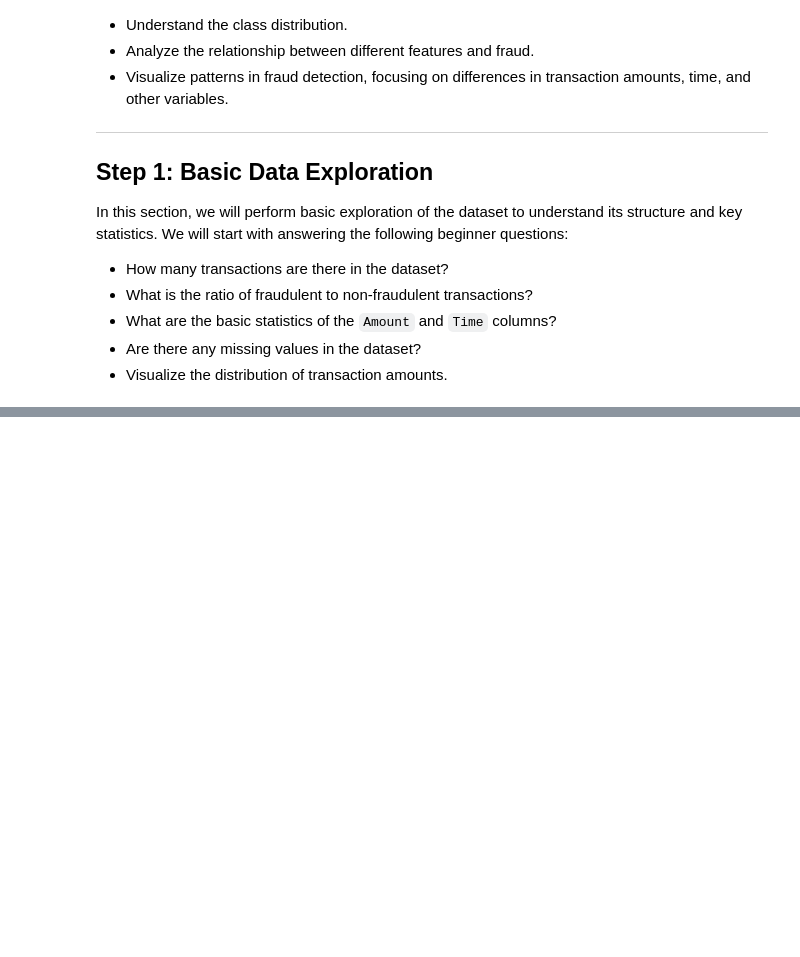
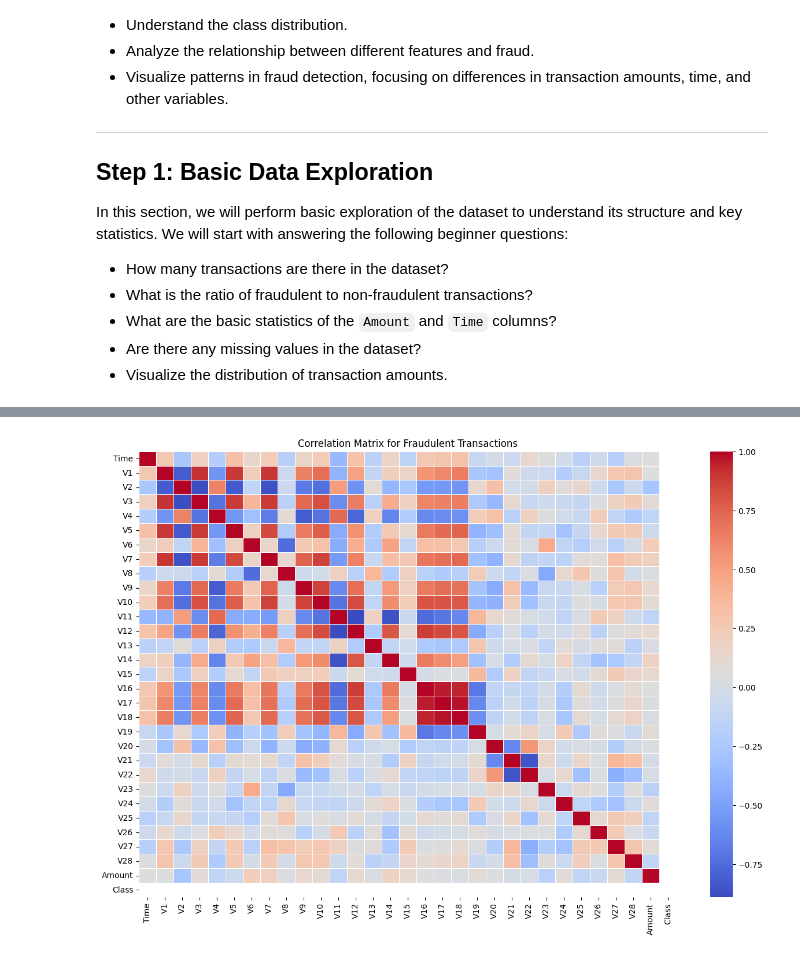
Before and after one commit to rohankumawat/creditCardFraudDetection, a Jupyter notebook: notebooks/data_analysis.ipynb, the cells around one changed output, grey strips where cells are left out. Saved outputs shown, nothing was run; the diff lists cells and outputs as text; code cells hidden in the pictures; blank space fills up the shorter version.

```diff
--- a/notebooks/data_analysis.ipynb
+++ b/notebooks/data_analysis.ipynb
@@ -57,0 +147,12 @@ data.head()
+# %%
+# Correlation matrix for fraudulent transactions
+fraud_data = data[data['Class'] == 1]  # Subset of fraudulent transactions
+corr_matrix = fraud_data.corr()
+
+# Visualizing the correlation matrix
+plt.figure(figsize=(15, 10))
+sns.heatmap(corr_matrix, annot=False, cmap='coolwarm', linewidths=0.5)
+plt.title('Correlation Matrix for Fraudulent Transactions')
+plt.show()
+# %% [output]
+[figure, added]
```
Also changed, not shown: parts of 16 cells of this notebook, 1 other file.
